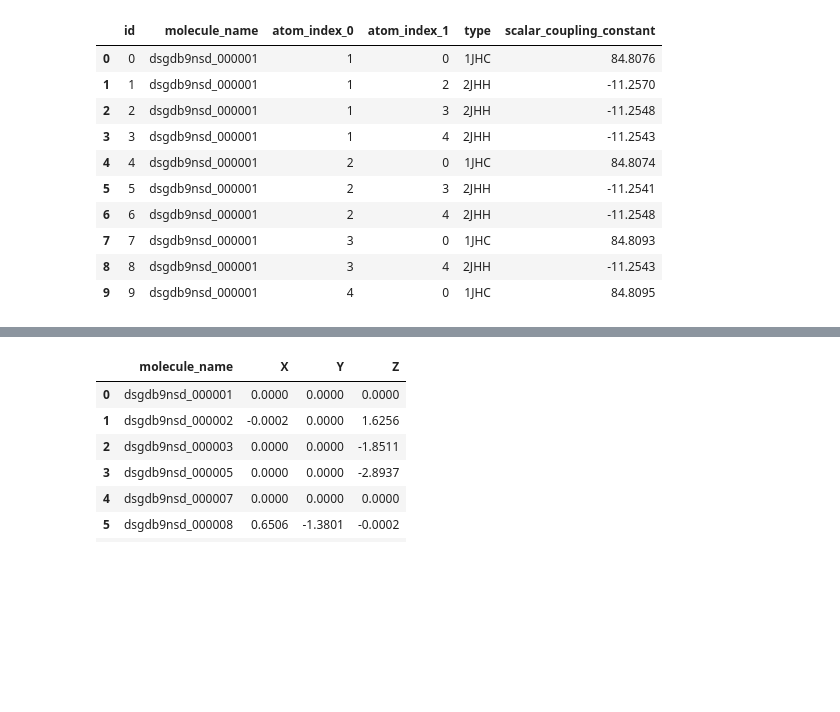
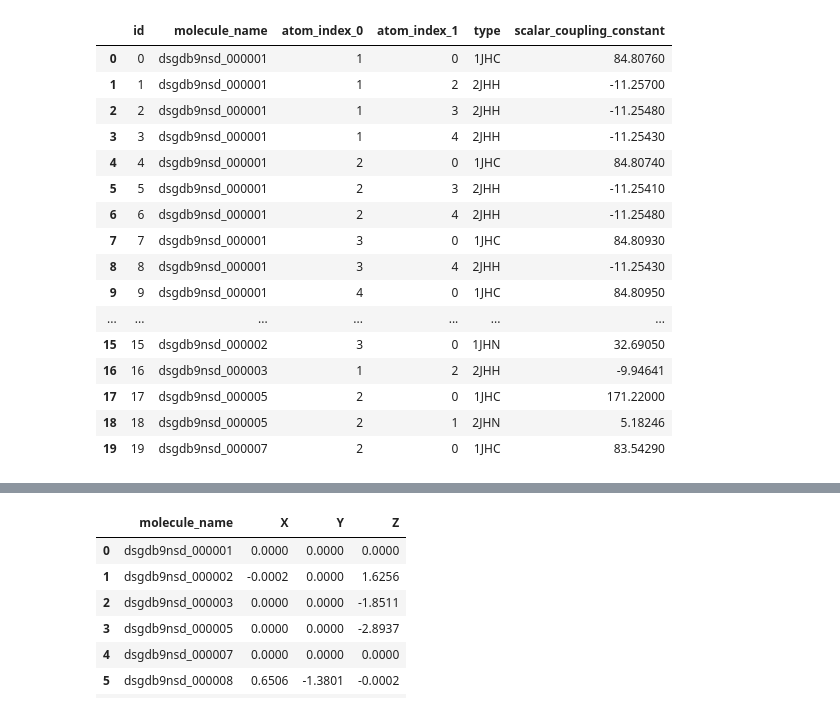
Before and after one commit to Atum19/PredictingMolecularProperties, a Jupyter notebook: explore_data.ipynb, the cells around one changed output, grey strips where cells are left out. Cells and saved outputs as stored; diff of their text form; code cells hidden in the pictures; blank space fills up the shorter version.

```diff
--- a/explore_data.ipynb
+++ b/explore_data.ipynb
@@ -2,26 +2,36 @@
 import numpy as np
 import pandas as pd
 # %%
-train = pd.read_csv(f'train.csv')
-test = pd.read_csv(f'test.csv')
-dipole_moments = pd.read_csv(f'dipole_moments.csv')
-magnetic_shielding_tensors = pd.read_csv(f'magnetic_shielding_tensors.csv')
-mulliken_charges = pd.read_csv(f'mulliken_charges.csv')
-potential_energy = pd.read_csv(f'potential_energy.csv')
-scal_coup_contrib = pd.read_csv(f'scalar_coupling_contributions.csv')
+train = pd.read_csv(f'./data/train.csv')
+test = pd.read_csv(f'./data/test.csv')
+trn_ob = pd.read_csv(f'./data/train_ob_charges.csv')  # open bab
+tst_ob = pd.read_csv(f'./data/test_ob_charges.csv')   # open bab
+trn_geom = pd.read_csv(f'./data/train_geom.csv')
+tst_geom = pd.read_csv(f'./data/test_geom.csv')
+dipole_moments = pd.read_csv(f'./data/dipole_moments.csv')
+magnetic_shielding_tensors = pd.read_csv(f'./data/magnetic_shielding_tensors.csv')
+mulliken_charges = pd.read_csv(f'./data/mulliken_charges.csv')
+potential_energy = pd.read_csv(f'./data/potential_energy.csv')
+scal_coup_contrib = pd.read_csv(f'./data/scalar_coupling_contributions.csv')
 # sub = pd.read_csv(f'sample_submission.csv')
-structures = pd.read_csv(f'structures.csv')
+structures = pd.read_csv(f'./data/structures.csv')
 # %%
-train.head(10)
+train.head(20)
 # %% [output]
 |  | id | molecule_name | atom_index_0 | atom_index_1 | type | scalar_coupling_constant |
-| 0 | 0 | dsgdb9nsd_000001 | 1 | 0 | 1JHC | 84.8076 |
-| 1 | 1 | dsgdb9nsd_000001 | 1 | 2 | 2JHH | -11.2570 |
-| 2 | 2 | dsgdb9nsd_000001 | 1 | 3 | 2JHH | -11.2548 |
-| 3 | 3 | dsgdb9nsd_000001 | 1 | 4 | 2JHH | -11.2543 |
-| 4 | 4 | dsgdb9nsd_000001 | 2 | 0 | 1JHC | 84.8074 |
-| 5 | 5 | dsgdb9nsd_000001 | 2 | 3 | 2JHH | -11.2541 |
-| 6 | 6 | dsgdb9nsd_000001 | 2 | 4 | 2JHH | -11.2548 |
-| 7 | 7 | dsgdb9nsd_000001 | 3 | 0 | 1JHC | 84.8093 |
-| 8 | 8 | dsgdb9nsd_000001 | 3 | 4 | 2JHH | -11.2543 |
-| 9 | 9 | dsgdb9nsd_000001 | 4 | 0 | 1JHC | 84.8095 |
+| 0 | 0 | dsgdb9nsd_000001 | 1 | 0 | 1JHC | 84.80760 |
+| 1 | 1 | dsgdb9nsd_000001 | 1 | 2 | 2JHH | -11.25700 |
+| 2 | 2 | dsgdb9nsd_000001 | 1 | 3 | 2JHH | -11.25480 |
+| 3 | 3 | dsgdb9nsd_000001 | 1 | 4 | 2JHH | -11.25430 |
+| 4 | 4 | dsgdb9nsd_000001 | 2 | 0 | 1JHC | 84.80740 |
+| 5 | 5 | dsgdb9nsd_000001 | 2 | 3 | 2JHH | -11.25410 |
+| 6 | 6 | dsgdb9nsd_000001 | 2 | 4 | 2JHH | -11.25480 |
+| 7 | 7 | dsgdb9nsd_000001 | 3 | 0 | 1JHC | 84.80930 |
+| 8 | 8 | dsgdb9nsd_000001 | 3 | 4 | 2JHH | -11.25430 |
+| 9 | 9 | dsgdb9nsd_000001 | 4 | 0 | 1JHC | 84.80950 |
+| ... | ... | ... | ... | ... | ... | ... |
+| 15 | 15 | dsgdb9nsd_000002 | 3 | 0 | 1JHN | 32.69050 |
+| 16 | 16 | dsgdb9nsd_000003 | 1 | 2 | 2JHH | -9.94641 |
+| 17 | 17 | dsgdb9nsd_000005 | 2 | 0 | 1JHC | 171.22000 |
+| 18 | 18 | dsgdb9nsd_000005 | 2 | 1 | 2JHN | 5.18246 |
+| 19 | 19 | dsgdb9nsd_000007 | 2 | 0 | 1JHC | 83.54290 |
```
Also changed, not shown: parts of 10 cells of this notebook, 1 other file.
